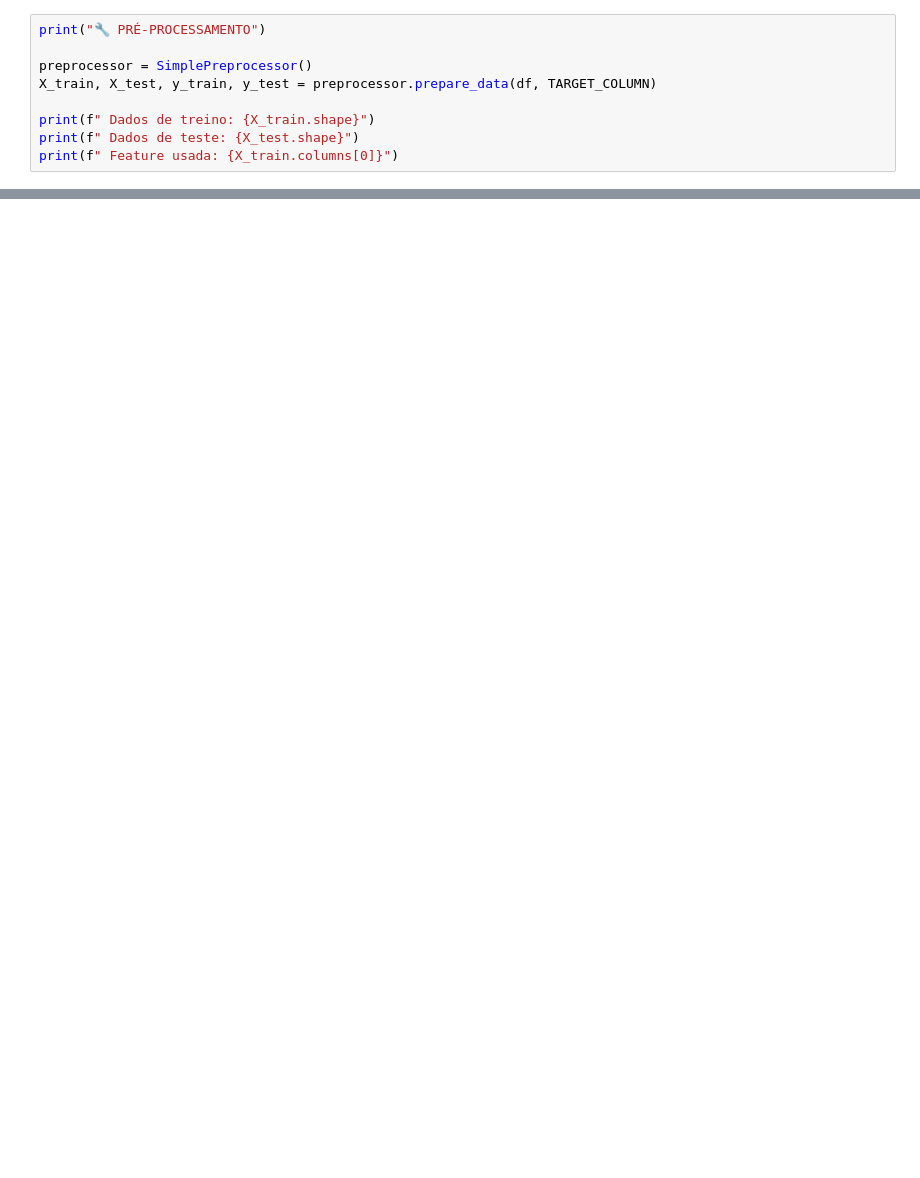
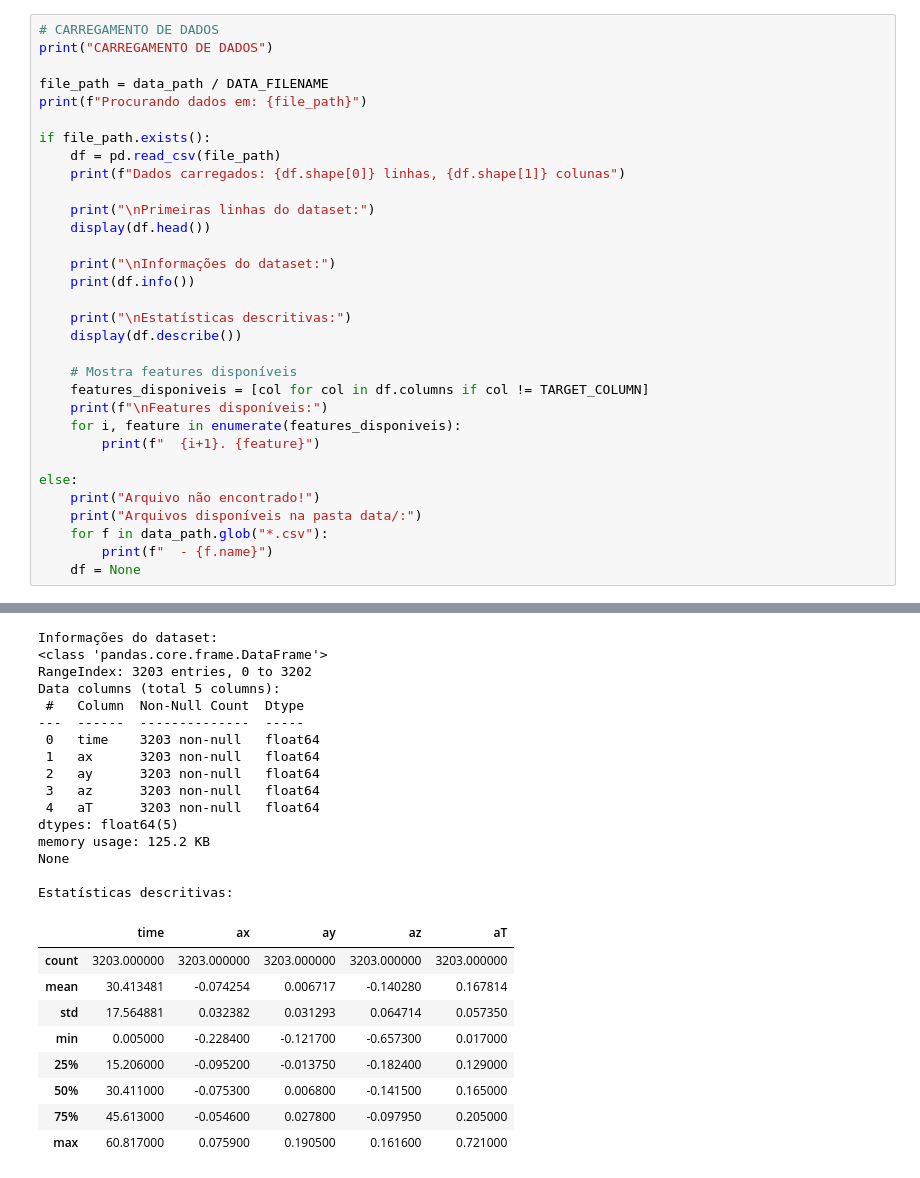
Before and after one commit to yMugrelo/calculus-ml-regression, a Jupyter notebook: notebook/trabalho_calculo.ipynb, the cells around one changed output, grey strips where cells are left out. Cells and saved outputs as stored; diff of their text form; blank space fills up the shorter version.

```diff
--- a/notebook/trabalho_calculo.ipynb
+++ b/notebook/trabalho_calculo.ipynb
@@ -175,9 +136,33 @@ else:
 # %%
-print("🔧 PRÉ-PROCESSAMENTO")
+# CARREGAMENTO DE DADOS
+print("CARREGAMENTO DE DADOS")
 
-preprocessor = SimplePreprocessor()
-X_train, X_test, y_train, y_test = preprocessor.prepare_data(df, TARGET_COLUMN)
+file_path = data_path / DATA_FILENAME
+print(f"Procurando dados em: {file_path}")
 
-print(f" Dados de treino: {X_train.shape}")
-print(f" Dados de teste: {X_test.shape}")
-print(f" Feature usada: {X_train.columns[0]}")
+if file_path.exists():
+    df = pd.read_csv(file_path)
+    print(f"Dados carregados: {df.shape[0]} linhas, {df.shape[1]} colunas")
+
+    print("\nPrimeiras linhas do dataset:")
+    display(df.head())
+
+    print("\nInformações do dataset:")
+    print(df.info())
+
+    print("\nEstatísticas descritivas:")
+    display(df.describe())
+
+    # Mostra features disponíveis
+    features_disponiveis = [col for col in df.columns if col != TARGET_COLUMN]
+    print(f"\nFeatures disponíveis:")
+    for i, feature in enumerate(features_disponiveis):
+        print(f"  {i+1}. {feature}")
+
+else:
+    print("Arquivo não encontrado!")
+    print("Arquivos disponíveis na pasta data/:")
+    for f in data_path.glob("*.csv"):
+        print(f"  - {f.name}")
+    df = None
+# %% [output]
@@ -183,0 +180,25 @@ print(f" Feature usada: {X_train.columns[0]}")
+Informações do dataset:
+<class 'pandas.core.frame.DataFrame'>
+RangeIndex: 3203 entries, 0 to 3202
+Data columns (total 5 columns):
+ #   Column  Non-Null Count  Dtype
+---  ------  --------------  -----
+ 0   time    3203 non-null   float64
+ 1   ax      3203 non-null   float64
+ 2   ay      3203 non-null   float64
+ 3   az      3203 non-null   float64
+ 4   aT      3203 non-null   float64
+dtypes: float64(5)
+memory usage: 125.2 KB
+None
+
+Estatísticas descritivas:
+|  | time | ax | ay | az | aT |
+| count | 3203.000000 | 3203.000000 | 3203.000000 | 3203.000000 | 3203.000000 |
+| mean | 30.413481 | -0.074254 | 0.006717 | -0.140280 | 0.167814 |
+| std | 17.564881 | 0.032382 | 0.031293 | 0.064714 | 0.057350 |
+| min | 0.005000 | -0.228400 | -0.121700 | -0.657300 | 0.017000 |
+| 25% | 15.206000 | -0.095200 | -0.013750 | -0.182400 | 0.129000 |
+| 50% | 30.411000 | -0.075300 | 0.006800 | -0.141500 | 0.165000 |
+| 75% | 45.613000 | -0.054600 | 0.027800 | -0.097950 | 0.205000 |
+| max | 60.817000 | 0.075900 | 0.190500 | 0.161600 | 0.721000 |
```
Also changed, not shown: parts of 11 cells of this notebook.
